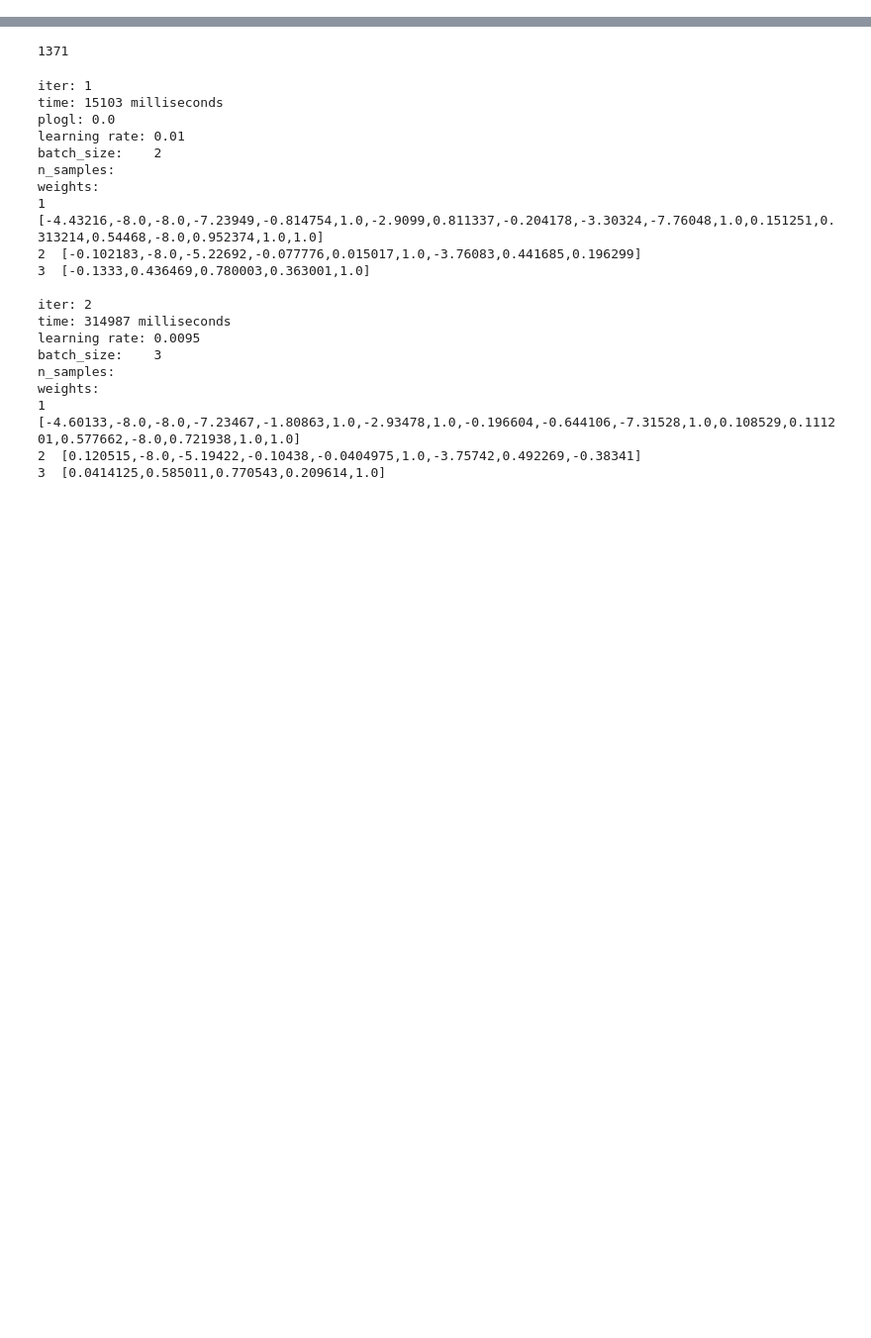
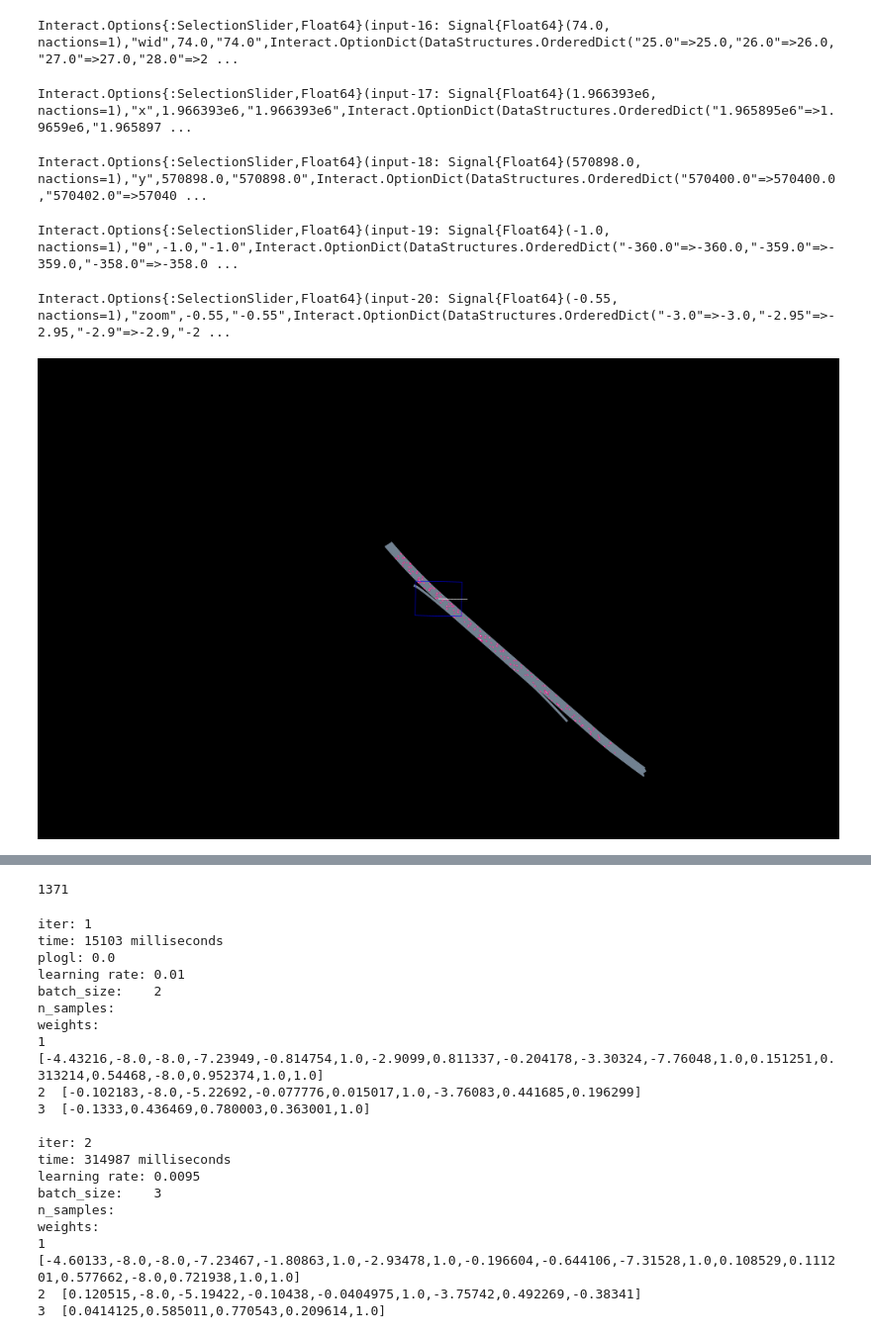
Before and after one commit to tawheeler/AutoScenes.jl, a Jupyter notebook: docs/AutoScenes.ipynb, the cells around one changed output, grey strips where cells are left out. Shown: that part at 99% size. Drawn from its saved outputs; the diff is of its cells as text; code cells hidden in the pictures; blank space fills up the shorter version.

```diff
--- a/docs/AutoScenes.ipynb
+++ b/docs/AutoScenes.ipynb
@@ -11,3 +67,23 @@ scene = get!(Scene(), trajdata, 4000);
+# %%
+using Interact
+x0 = region.aabb.center.x
+y0 = region.aabb.center.y
+@manipulate for wid in linspace(25.0,125.0,101),
+                x in linspace(x0-500.0, x0+500.0, 501),
+                y in linspace(y0-500.0, y0+500.0, 501),
+                θ in linspace(-360.0, 360.0, 360*2+1),
+                zoom in linspace(-3.0, 2.0, 101)
+    global region = OBB(VecSE2(x, y, deg2rad(θ)), 100.0, wid)
+    overlays = SceneOverlay[RegionOverlay(region, colorant"blue")]
+    render(scene, roadway, overlays, cam=StaticCamera(VecE2(region.aabb.center), exp(zoom)))
+end
+# %% [output]
+Interact.Options{:SelectionSlider,Float64}(input-16: Signal{Float64}(74.0, nactions=1),"wid",74.0,"74.0",Interact.OptionDict(DataStructures.OrderedDict("25.0"=>25.0,"26.0"=>26.0,"27.0"=>27.0,"28.0"=>2 ...
+Interact.Options{:SelectionSlider,Float64}(input-17: Signal{Float64}(1.966393e6, nactions=1),"x",1.966393e6,"1.966393e6",Interact.OptionDict(DataStructures.OrderedDict("1.965895e6"=>1.9659e6,"1.965897 ...
+Interact.Options{:SelectionSlider,Float64}(input-18: Signal{Float64}(570898.0, nactions=1),"y",570898.0,"570898.0",Interact.OptionDict(DataStructures.OrderedDict("570400.0"=>570400.0,"570402.0"=>57040 ...
+Interact.Options{:SelectionSlider,Float64}(input-19: Signal{Float64}(-1.0, nactions=1),"θ",-1.0,"-1.0",Interact.OptionDict(DataStructures.OrderedDict("-360.0"=>-360.0,"-359.0"=>-359.0,"-358.0"=>-358.0 ...
+Interact.Options{:SelectionSlider,Float64}(input-20: Signal{Float64}(-0.55, nactions=1),"zoom",-0.55,"-0.55",Interact.OptionDict(DataStructures.OrderedDict("-3.0"=>-3.0,"-2.95"=>-2.95,"-2.9"=>-2.9,"-2 ...
+[figure, added]
 # %%
 # structure = gen_scene_structure(scene, trajdata.roadway, create_shared_factors())
 # overlays = SceneOverlay[Overwash(RGBA(1.0,1.0,1.0,0.7)), SceneStructureOverlay(structure)]
```
Also changed, not shown: parts of 7 cells of this notebook, 2 other files.
